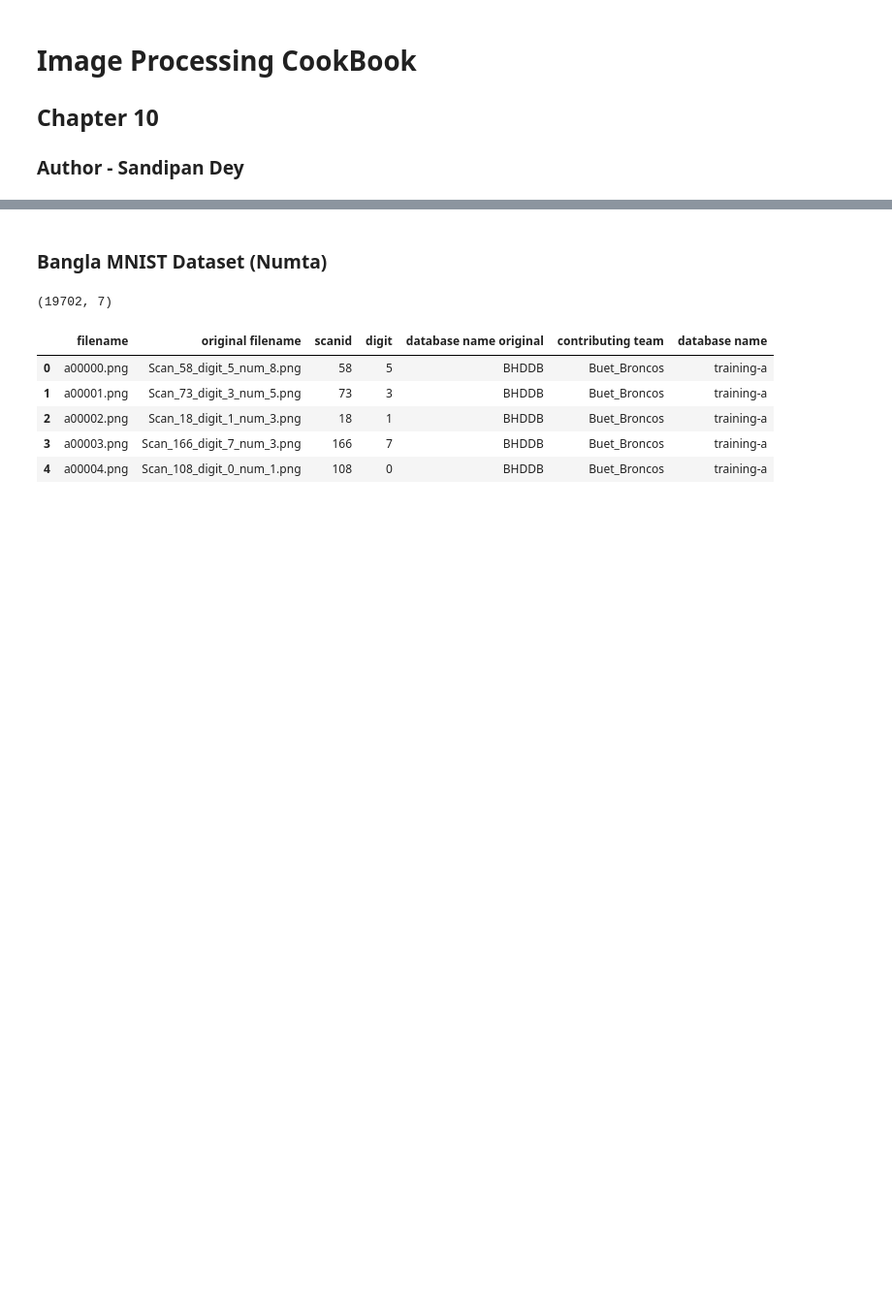
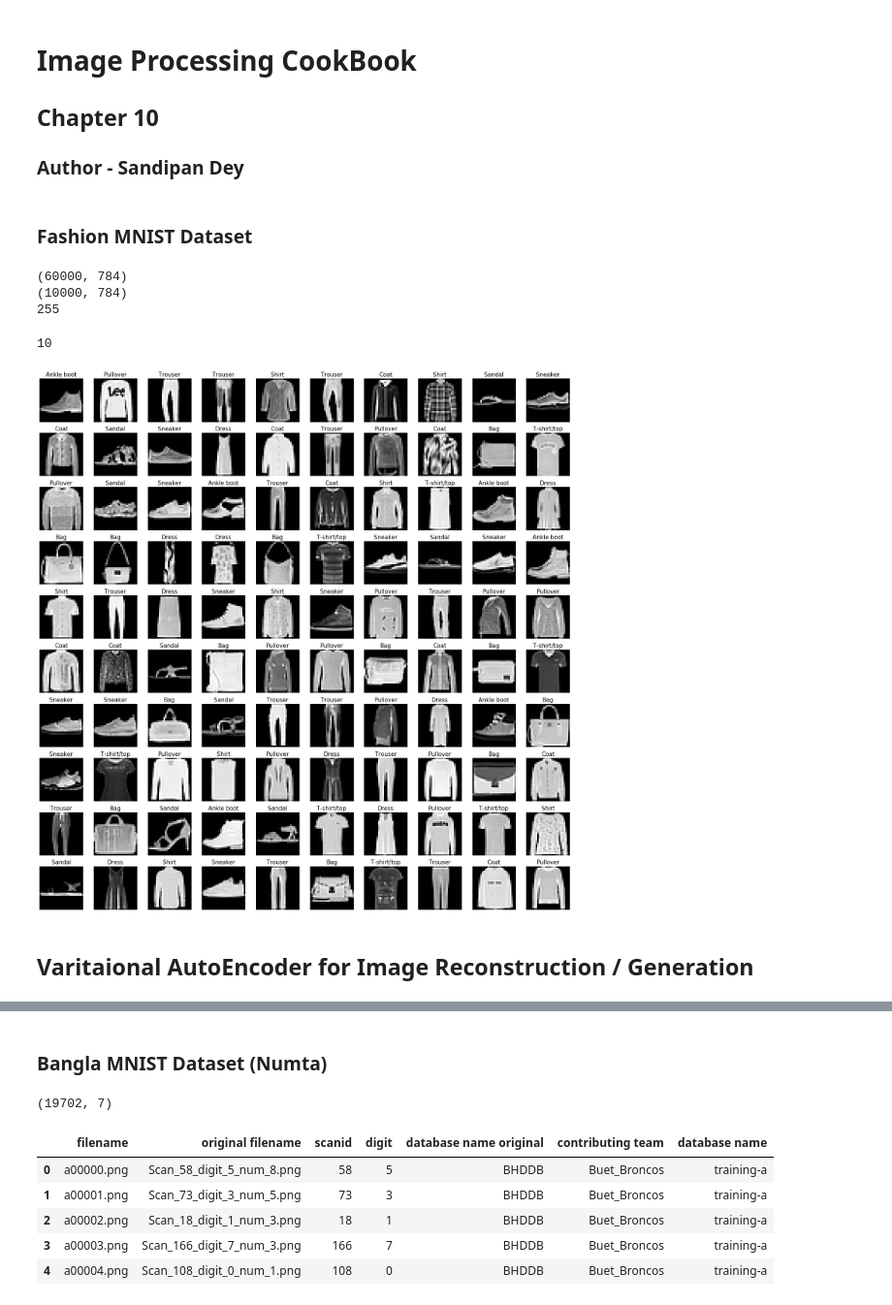
Before and after one commit to PacktPublishing/Python-Image-Processing-Cookbook, a Jupyter notebook: Chapter 10/Chapter 10.ipynb, the cells around one changed output, grey strips where cells are left out. Shown at 97% size. Drawn from its saved outputs; the diff is of its cells as text; code cells hidden in the pictures; blank space fills up the shorter version.

```diff
--- a/Chapter 10/Chapter 10.ipynb
+++ b/Chapter 10/Chapter 10.ipynb
@@ -2,3 +2,66 @@
 # Image Processing CookBook
 ## Chapter 10
 ### Author - Sandipan Dey
+# %% [markdown]
+### Fashion MNIST Dataset
+# %%
+import gzip, os, sys
+import numpy as np
+from scipy.stats import multivariate_normal
+from urllib.request import urlretrieve
+import matplotlib.pyplot as plt
+
+# Function that downloads a specified MNIST data file from zalandoresearch website
+def download(filename, source='http://fashion-mnist.s3-website.eu-central-1.amazonaws.com/'):
+    print("Downloading %s" % filename)
+    urlretrieve(source + filename, filename)
+
+# Invokes download() if necessary, then reads in images
+def load_fashion_mnist_images(filename):
+    if not os.path.exists(filename):
+        download(filename)
+    with gzip.open(filename, 'rb') as f:
+        data = np.frombuffer(f.read(), np.uint8, offset=16)
+    data = data.reshape(-1,784)
+    return data
+
+def load_fashion_mnist_labels(filename):
+    if not os.path.exists(filename):
+        download(filename)
+    with gzip.open(filename, 'rb') as f:
+        data = np.frombuffer(f.read(), np.uint8, offset=8)
+    return data
+
+## Load the training set
+train_data = load_fashion_mnist_images('train-images-idx3-ubyte.gz')
+train_labels = load_fashion_mnist_labels('train-labels-idx1-ubyte.gz')
+## Load the testing set
+test_data = load_fashion_mnist_images('t10k-images-idx3-ubyte.gz')
+test_labels = load_fashion_mnist_labels('t10k-labels-idx1-ubyte.gz')
+print(train_data.shape)
+# (60000, 784) ## 60k 28x28 handwritten digits
+print(test_data.shape)
+# (10000, 784) ## 10k 2bx28 handwritten digits
+print(np.max(train_data))
+# %% [output]
+(60000, 784)
+(10000, 784)
+255
+# %%
+products = ['T-shirt/top', 'Trouser', 'Pullover', 'Dress', 'Coat', 'Sandal', 'Shirt', 'Sneaker', 'Bag', 'Ankle boot']
+print(len(products))
+## Define a function that displays an image given its vector representation
+def show_image(x, label):
+    plt.imshow(x.reshape((28,28)), cmap=plt.cm.gray)
+    plt.title(products[label], size=15)
+    plt.axis('off')
+
+plt.figure(figsize=(20,20))
+for i in range(100):
+    plt.subplot(10, 10, i+1)
+    show_image(test_data[i,:], test_labels[i])
+plt.tight_layout()
+plt.show()
+# %% [output]
+10
+[figure, added]
@@ -4,0 +76,2 @@
+# %% [markdown]
+## Varitaional AutoEncoder for Image Reconstruction / Generation
```
Also changed, not shown: parts of 26 cells of this notebook, 13 other files.
